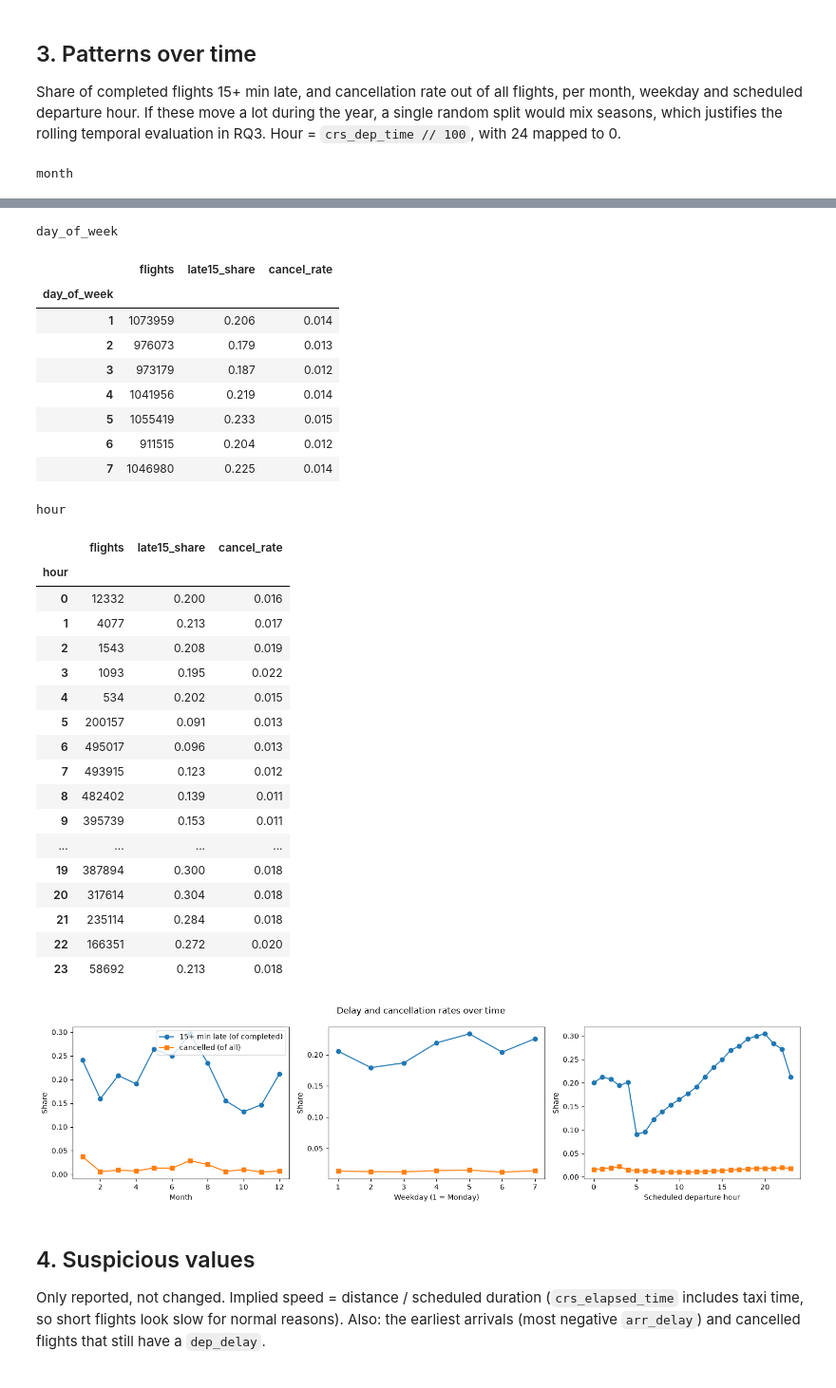
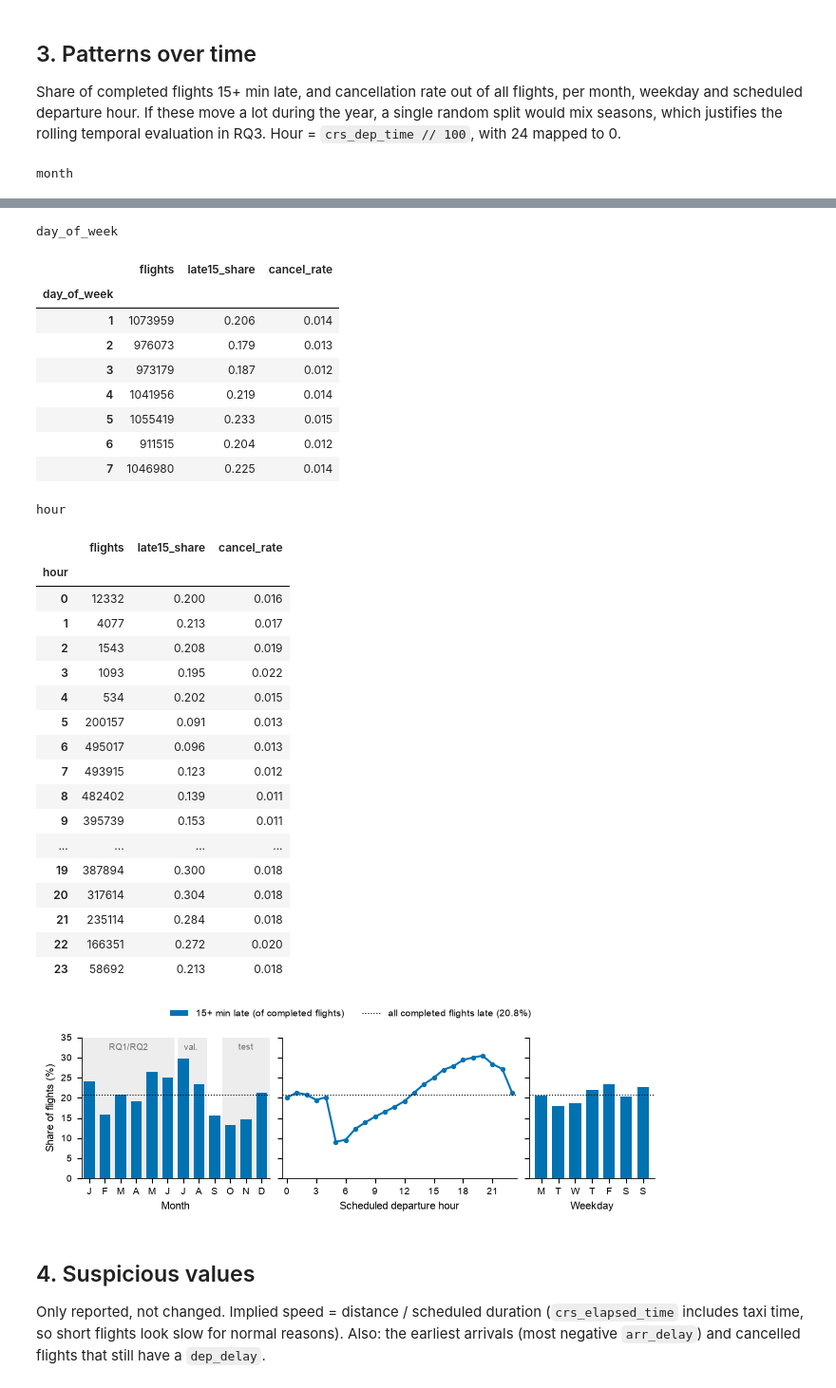
Before and after one commit to Smaash7/ComputationalToolsForDS, a Jupyter notebook: notebooks/01b_eda.ipynb, the cells around one changed output, grey strips where cells are left out. Shown at 95% size. Drawn from its saved outputs; the diff is of its cells as text; code cells hidden in the pictures.

```diff
--- a/notebooks/01b_eda.ipynb
+++ b/notebooks/01b_eda.ipynb
@@ -121,18 +121,60 @@ def rates(key):
     return df.groupby(key).agg(flights=("cancelled", "size"), late15_share=("late15", "mean"),
                                cancel_rate=("cancelled", "mean"))
 
-fig, axes = plt.subplots(1, 3, figsize=(15, 4))
-for ax, key, label in zip(axes, ["month", "day_of_week", "hour"],
-                          ["Month", "Weekday (1 = Monday)", "Scheduled departure hour"]):
-    t = rates(key)
-    print(key); display(t)
-    t.to_csv(TABLES_DIR / f"01b_rates_by_{key}.csv")
-    ax.plot(t.index, t.late15_share, marker="o", label="15+ min late (of completed)")
-    ax.plot(t.index, t.cancel_rate, marker="s", label="cancelled (of all)")
-    ax.set(xlabel=label, ylabel="Share")
-axes[0].legend()
-fig.suptitle("Delay and cancellation rates over time")
-save_fig(fig, "rates_over_time")
+tables = {}
+for key in ["month", "day_of_week", "hour"]:
+    tables[key] = rates(key)
+    print(key); display(tables[key])
+    tables[key].to_csv(TABLES_DIR / f"01b_rates_by_{key}.csv")
+
+# Late share by month, scheduled hour and weekday, in a plain paper style.
+paper_style = {"font.size": 8, "font.family": "sans-serif", "font.sans-serif": ["Arial", "DejaVu Sans"],
+               "axes.linewidth": 0.6, "axes.spines.top": False, "axes.spines.right": False,
+               "xtick.labelsize": 7, "ytick.labelsize": 7, "lines.linewidth": 1.5,
+               "legend.fontsize": 7, "legend.frameon": False}
+LATE = "#0072B2"  # Okabe-Ito blue, readable for colour-blind readers
+overall = (df_done.arr_delay >= 15).mean() * 100
+
+with plt.rc_context(paper_style):
+    fig, axes = plt.subplots(1, 3, figsize=(16.5 / 2.54, 5.6 / 2.54), layout="constrained",
+                             gridspec_kw={"width_ratios": [1.2, 1.5, 0.8]}, sharey=True)
+
+    # month, with the periods used later in the project as light grey bands
+    ax = axes[0]
+    for lo, hi, label in [(0.5, 6.5, "RQ1/RQ2"), (6.5, 8.5, "val."), (9.5, 12.5, "test")]:
+        ax.axvspan(lo, hi, color="0.93", zorder=0, linewidth=0)
+        ax.text((lo + hi) / 2, 33.5, label, ha="center", va="top", fontsize=6.5, color="0.45")
+    ax.axvline(6.5, color="white", linewidth=2.5, zorder=0.5)
+    t = tables["month"]
+    ax.bar(t.index, t.late15_share * 100, width=0.7, color=LATE, label="15+ min late (of completed flights)")
+    ax.set_xticks(range(1, 13), list("JFMAMJJASOND"))
+    ax.set_xlim(0.5, 12.5)
+    ax.set(xlabel="Month", ylabel="Share of flights (%)")
+
+    # scheduled departure hour
+    ax = axes[1]
+    t = tables["hour"]
+    ax.plot(t.index, t.late15_share * 100, color=LATE, marker="o", markersize=2.8)
+    ax.set_xticks(range(0, 24, 3))
+    ax.set_xlim(-0.5, 23.5)
+    ax.set_xlabel("Scheduled departure hour")
+
+    # weekday
+    ax = axes[2]
+    t = tables["day_of_week"]
+    ax.bar(t.index, t.late15_share * 100, width=0.7, color=LATE)
+    ax.set_xticks(range(1, 8), ["M", "T", "W", "T", "F", "S", "S"])
+    ax.set_xlabel("Weekday")
+
+    for ax in axes:
+        ax.axhline(overall, color="black", linestyle=":", linewidth=0.8)  # all completed flights
+        ax.set_ylim(0, 35)
+    handles, labels = axes[0].get_legend_handles_labels()
+    handles.append(plt.Line2D([], [], color="black", linestyle=":", linewidth=0.8))
+    labels.append(f"all completed flights late ({overall:.1f}%)")
+    fig.legend(handles, labels, loc="outside upper center", ncols=3)
+    fig.savefig(FIGURES_DIR / "01b_rates_over_time.png", dpi=300)
+    plt.show()
 # %% [output]
 month
 |  | flights | late15_share | cancel_rate |
@@ -151,34 +193,34 @@ month
 | 12 | 590581 | 0.212 | 0.007 |
 day_of_week
 |  | flights | late15_share | cancel_rate |
 | day_of_week |  |  |  |
 | 1 | 1073959 | 0.206 | 0.014 |
 | 2 | 976073 | 0.179 | 0.013 |
 | 3 | 973179 | 0.187 | 0.012 |
 | 4 | 1041956 | 0.219 | 0.014 |
 | 5 | 1055419 | 0.233 | 0.015 |
 | 6 | 911515 | 0.204 | 0.012 |
 | 7 | 1046980 | 0.225 | 0.014 |
 hour
 |  | flights | late15_share | cancel_rate |
 | hour |  |  |  |
 | 0 | 12332 | 0.200 | 0.016 |
 | 1 | 4077 | 0.213 | 0.017 |
 | 2 | 1543 | 0.208 | 0.019 |
 | 3 | 1093 | 0.195 | 0.022 |
 | 4 | 534 | 0.202 | 0.015 |
 | 5 | 200157 | 0.091 | 0.013 |
 | 6 | 495017 | 0.096 | 0.013 |
 | 7 | 493915 | 0.123 | 0.012 |
 | 8 | 482402 | 0.139 | 0.011 |
 | 9 | 395739 | 0.153 | 0.011 |
 | ... | ... | ... | ... |
 | 19 | 387894 | 0.300 | 0.018 |
 | 20 | 317614 | 0.304 | 0.018 |
 | 21 | 235114 | 0.284 | 0.018 |
 | 22 | 166351 | 0.272 | 0.020 |
 | 23 | 58692 | 0.213 | 0.018 |
-[figure, old version]
+[figure, new version]
 # %% [markdown]
 ## 4. Suspicious values
 Only reported, not changed. Implied speed = distance / scheduled duration (`crs_elapsed_time` includes taxi time, so short flights look slow for normal reasons). Also: the earliest arrivals (most negative `arr_delay`) and cancelled flights that still have a `dep_delay`.
```
Also changed, not shown: parts of 1 cell of this notebook, 30 other files.
